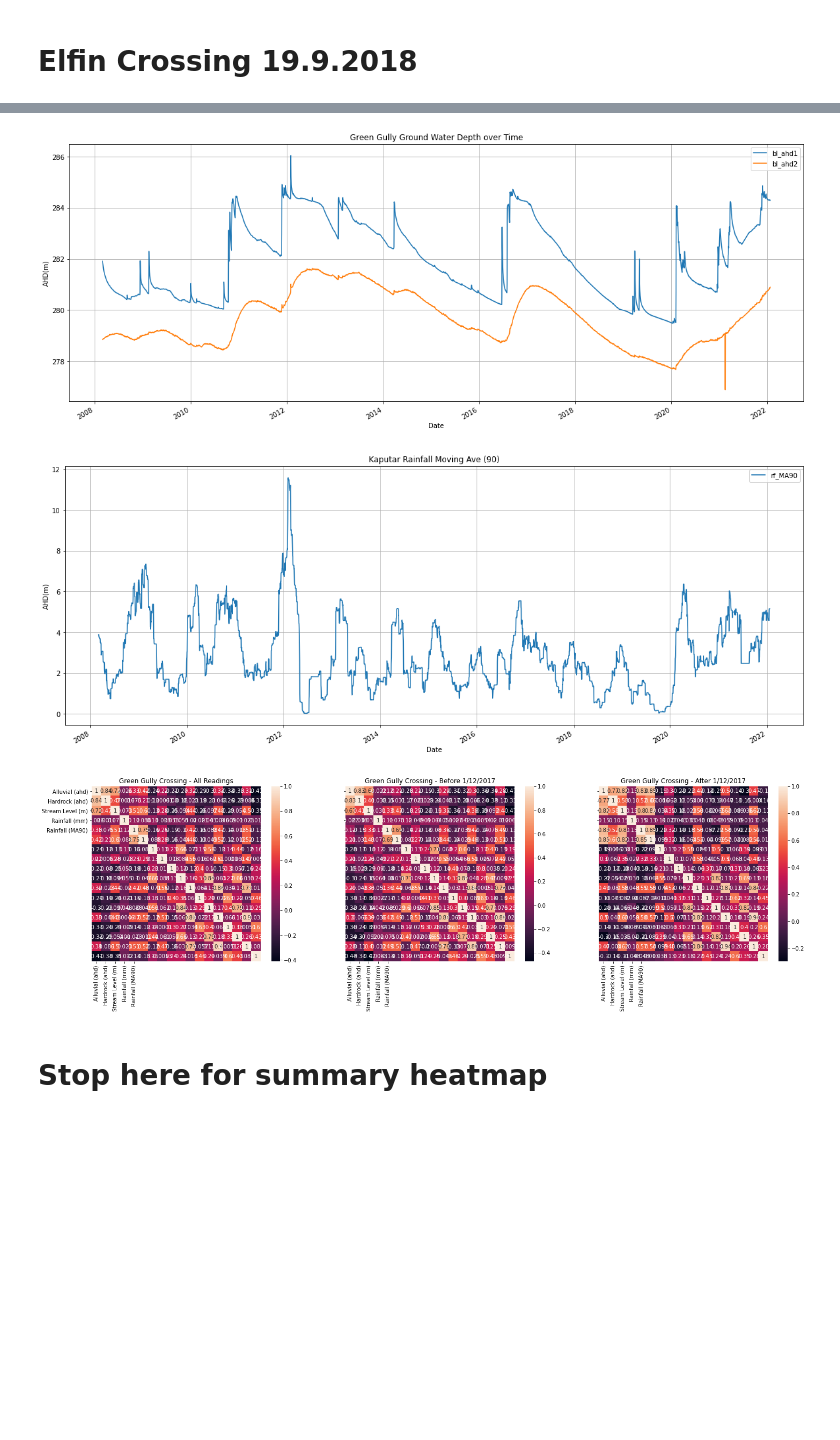
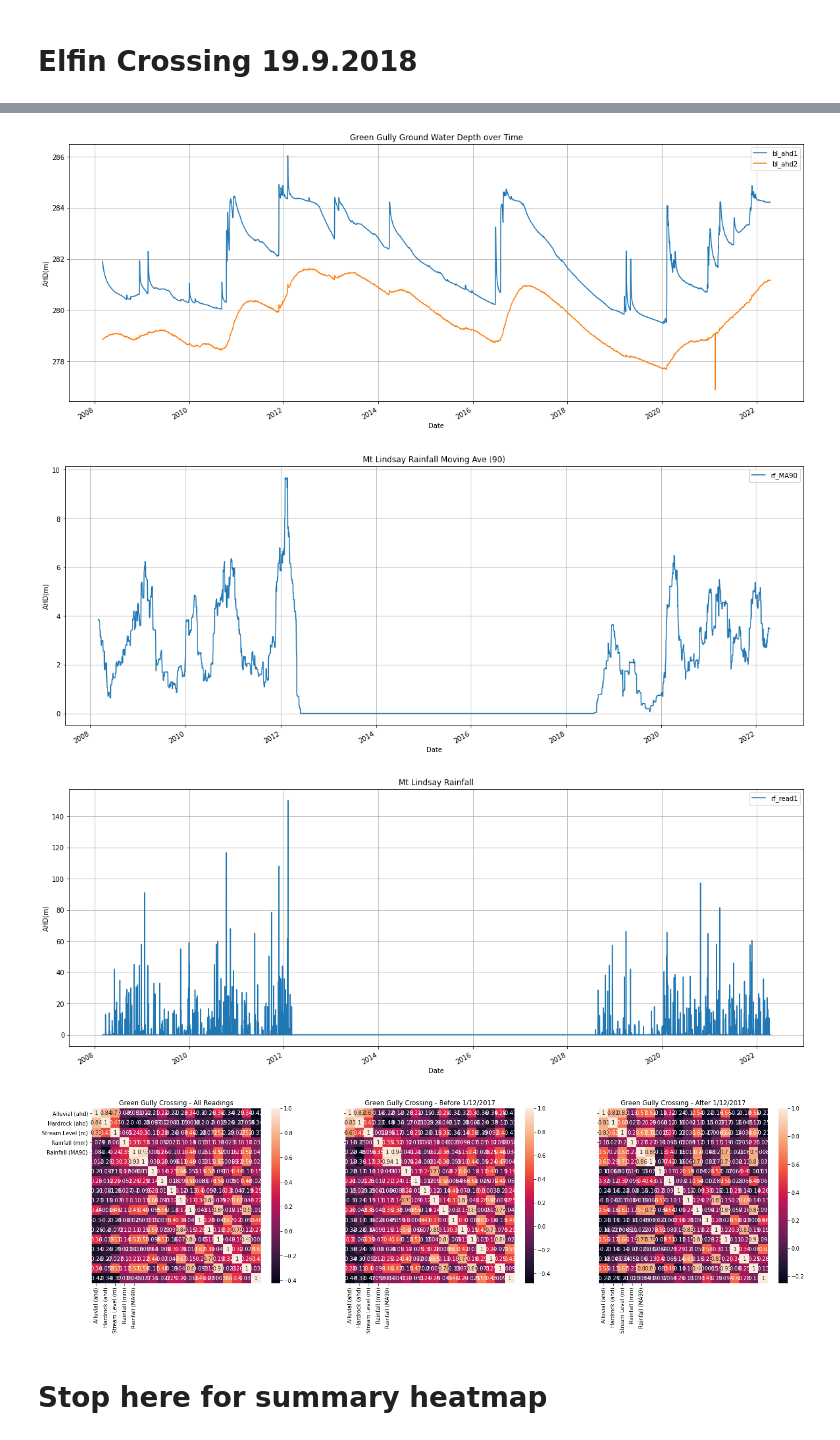
Before and after one commit to wpl123/waterdata_backend, a Jupyter notebook: frontend/jupytr/visualisations/bore_summ_stats.1.8.ipynb, the cells around one changed output, grey strips where cells are left out. Drawn from its saved outputs; the diff is of its cells as text; code cells hidden in the pictures; blank space fills up the shorter version.

```diff
--- a/frontend/jupytr/visualisations/bore_summ_stats.1.8.ipynb
+++ b/frontend/jupytr/visualisations/bore_summ_stats.1.8.ipynb
@@ -55,7 +55,7 @@ try:
                     INNER JOIN
                         `surfacewater` `C` ON (`C`.`meter_no` = "419051" AND `C`.`read_date` = `A`.`read_date` )
                     INNER JOIN
-                        `rainfall` `D` ON (`D`.`meter_no` = "054151-2" AND `D`.`read_date` = `A`.`read_date` )
+                        `rainfall` `D` ON (`D`.`meter_no` = "054021-1" AND `D`.`read_date` = `A`.`read_date` )
                     WHERE
                         `A`.`meter_no` = "GW967138.1.1" AND `B`.`bl_ahd` > 0
                     ''')
@@ -349,34 +341,36 @@ sns.heatmap(df4_corr, annot=True,ax=ax[2],xticklabels=['Alluvial (ahd)','Hardroc
 # %%
 df2.plot(x='read_date', y=['bl_ahd1','bl_ahd2'],figsize=(20,8), grid=True, title='Green Gully Ground Water Depth over Time', xlabel='Date',ylabel='AHD(m)')
-df2.plot(x='read_date', y='rf_MA90',figsize=(20,8), grid=True, title='Kaputar Rainfall Moving Ave (90)', xlabel='Date',ylabel='AHD(m)')
+df2.plot(x='read_date', y='rf_MA90',figsize=(20,8), grid=True, title='Mt Lindsay Rainfall Moving Ave (90)', xlabel='Date',ylabel='AHD(m)')
+df2.plot(x='read_date', y='rf_read1',figsize=(20,8), grid=True, title='Mt Lindsay Rainfall', xlabel='Date',ylabel='AHD(m)')
 
 
 
 df2_corr = df2.corr(method='spearman')
 
 #filter out rows from the groundwater series start date
 
 df5 = df2[df2['read_date'] < '2017-11-30']
 df6 = df2[df2['read_date'] >= '2017-11-30']
 
 df5_corr = df5.corr(method='spearman')
 
 
 fig, ax = plt.subplots(1,3, sharey=True,figsize=(24, 6))
 # fig.suptitle('Correllation Heatmaps', fontsize=20)
 ax[0].set_title('Green Gully Crossing - All Readings')
 ax[1].set_title('Green Gully Crossing - Before 1/12/2017')
 ax[2].set_title('Green Gully Crossing - After 1/12/2017')
 
 df6_corr = df6.corr(method='spearman')
 
 sns.heatmap(df2_corr, annot=True,ax=ax[0],xticklabels=['Alluvial (ahd)','Hardrock (ahd)','Stream Level (m)','Rainfall (mm)', 'Rainfall (MA90)'],yticklabels=['Alluvial (ahd)','Hardrock (ahd)','Stream Level (m)','Rainfall (mm)', 'Rainfall (MA90)'])
 sns.heatmap(df5_corr, annot=True,ax=ax[1],xticklabels=['Alluvial (ahd)','Hardrock (ahd)','Stream Level (m)','Rainfall (mm)', 'Rainfall (MA90)'],yticklabels=['Alluvial (ahd)','Hardrock (ahd)','Stream Level (m)','Rainfall (mm)', 'Rainfall (MA90)'])
 sns.heatmap(df6_corr, annot=True,ax=ax[2],xticklabels=['Alluvial (ahd)','Hardrock (ahd)','Stream Level (m)','Rainfall (mm)', 'Rainfall (MA90)'],yticklabels=['Alluvial (ahd)','Hardrock (ahd)','Stream Level (m)','Rainfall (mm)', 'Rainfall (MA90)']);
 # %% [output]
-[figure, old version]
+[figure, new version]
-[figure, old version]
+[figure, new version]
-[figure, old version]
+[figure, new version]
+[figure, added]
 # %% [markdown]
 
 # Stop here for summary heatmap
```
Also changed, not shown: parts of 7 cells of this notebook, 12 other files.
